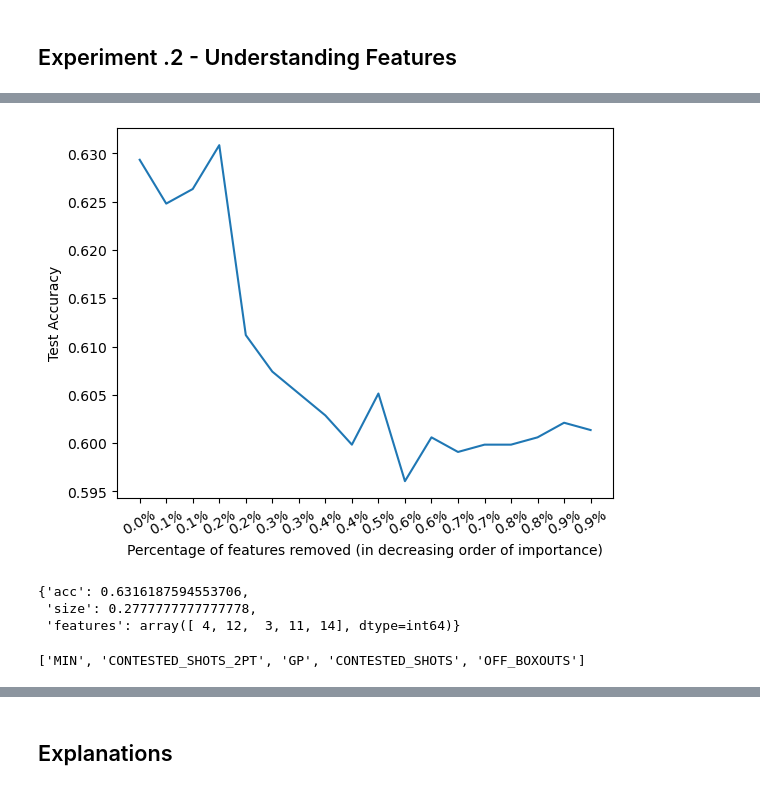
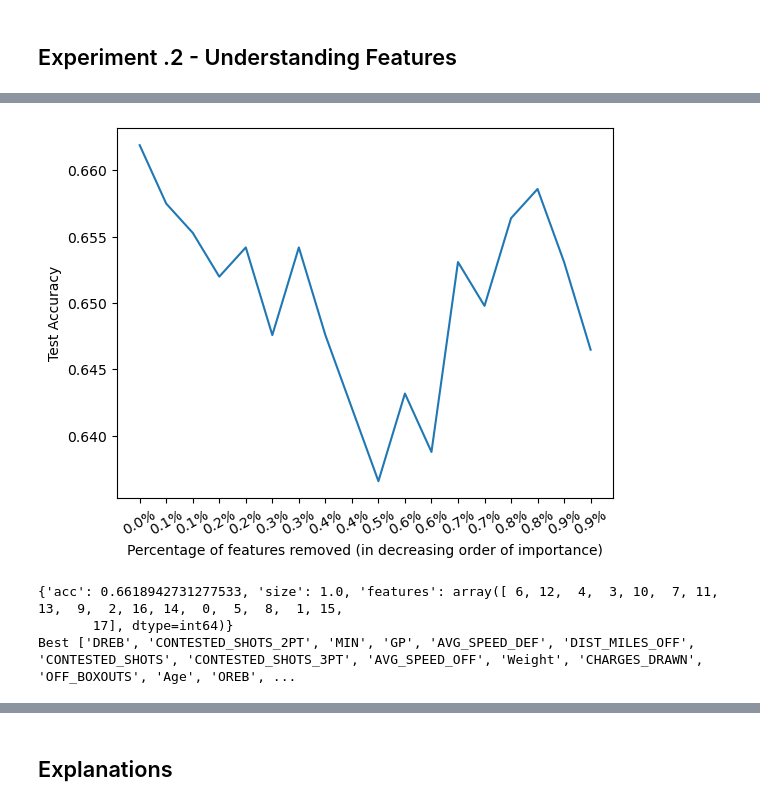
Before and after one commit to manelfideles/nba-injury-prediction, a Jupyter notebook: code.ipynb, the cells around one changed output, grey strips where cells are left out. Cells and saved outputs as stored; diff of their text form; code cells hidden in the pictures.

```diff
--- a/code.ipynb
+++ b/code.ipynb
@@ -113,7 +178,7 @@ plt.show()
 # %% [markdown]
 # Experiments
 # %%
-from sklearn.model_selection import RandomizedSearchCV
+from sklearn.model_selection import RandomizedSearchCV, GridSearchCV
 from sklearn.model_selection import train_test_split
 from sklearn.metrics import accuracy_score as score
 
@@ -122,7 +187,7 @@ ss = {
     'max_depth': np.arange(2,5,1),
     'booster': ['gbtree','dart'],
     'learning_rate': [0.01,0.1,0.1],
-    'objective': ["binary:hinge"]
+    'objective': ["binary:logistic"]
 }
 
 def split(data, size):
@@ -137,7 +202,7 @@ def train(X,y, params):
 
     model = xgboost.XGBClassifier()
 
-    search = RandomizedSearchCV(model, params, n_iter=30, scoring='accuracy', random_state=42)
+    search = GridSearchCV(model, params, scoring='accuracy')#RandomizedSearchCV(model, params, n_iter=30, scoring='accuracy', random_state=42)
 
     res = search.fit(X,y)
 
@@ -149,7 +214,8 @@ datasets = {
     'Raw': df_stats,
     'W/ FE': df_stats_fe,
     'W/ FE v2': df_stats_fe_v2,
-    'W/ Qt': df_stats_qnt
+    'W/ Qt': df_stats_qnt,
+    'Sparse': df_stats_sparse
 }
 
 scores = {}
@@ -219,15 +287,12 @@ best_params
 # %%
-X_train, X_test, y_train, y_test = split(datasets.get('W/ FE v2'),0.2)
-
 clf = xgboost.XGBClassifier(
     n_estimators = best_params['n_estimators'],
     max_depth = best_params['max_depth'],
     learning_rate = best_params['learning_rate'],
     booster = best_params['booster'],
-    objetive = 'binary:hinge'
+    objetive = best_params['objective']
 )
 
 clf = clf.fit(X_train, y_train)
 ft_imp = clf.feature_importances_
-xgboost.plot_importance(clf)
 # %% [output]
@@ -249,7 +312,7 @@ for i in range(len(ft_imp)):
         max_depth = best_params['max_depth'],
         learning_rate = best_params['learning_rate'],
         booster = best_params['booster'],
-        objective = 'binary:hinge',
+        objective = best_params['objective'],
         random_state=42
     )
 
@@ -257,16 +320,26 @@ for i in range(len(ft_imp)):
     pred = clf.predict(X_test.iloc[:, idx])
     res[i] = {
         "acc": score(y_test, pred),
-        "size": n/len(ft_imp)
+        "size": np.round(n/len(ft_imp),2),
+        "features": idx
     }
 # %%
 plt.plot(np.arange(0,len(res)),[r['acc'] for r in res])
 plt.xticks(np.arange(len(res)),[f"{np.round(1-r['size'],1)}%" for r in res],rotation=30)
 plt.ylabel('Test Accuracy')
 plt.xlabel(f'Percentage of features removed (in decreasing order of importance)')
 plt.show()
+
+best = res[np.argmax([r['acc'] for r in res])]
+print(best)
+
+best_ft = list(X_train.columns[best['features']])
+print(f'Best {best_ft}')
 # %% [output]
-[figure, old version]
+[figure, new version]
+{'acc': 0.6618942731277533, 'size': 1.0, 'features': array([ 6, 12,  4,  3, 10,  7, 11, 13,  9,  2, 16, 14,  0,  5,  8,  1, 15,
+       17], dtype=int64)}
+Best ['DREB', 'CONTESTED_SHOTS_2PT', 'MIN', 'GP', 'AVG_SPEED_DEF', 'DIST_MILES_OFF', 'CONTESTED_SHOTS', 'CONTESTED_SHOTS_3PT', 'AVG_SPEED_OFF', 'Weight', 'CHARGES_DRAWN', 'OFF_BOXOUTS', 'Age', 'OREB', ...
 # %%
 ranking = np.argsort(np.abs(ft_imp))[::-1]
 res = [{} for i in range(len(ft_imp))]
@@ -293,14 +366,2 @@ for i in range(len(ft_imp)):
         "features": idx
     }
-# %%
-best = res[np.argmax([r['acc'] for r in res])]
-best
-# %% [output]
-{'acc': 0.6316187594553706,
- 'size': 0.2777777777777778,
- 'features': array([ 4, 12,  3, 11, 14], dtype=int64)}
-# %%
-best_ft = list(df_stats_fe_v2.columns[best['features']])
-best_ft
-# %% [output]
-['MIN', 'CONTESTED_SHOTS_2PT', 'GP', 'CONTESTED_SHOTS', 'OFF_BOXOUTS']
```
Also changed, not shown: parts of 31 cells of this notebook, 2 other files.
